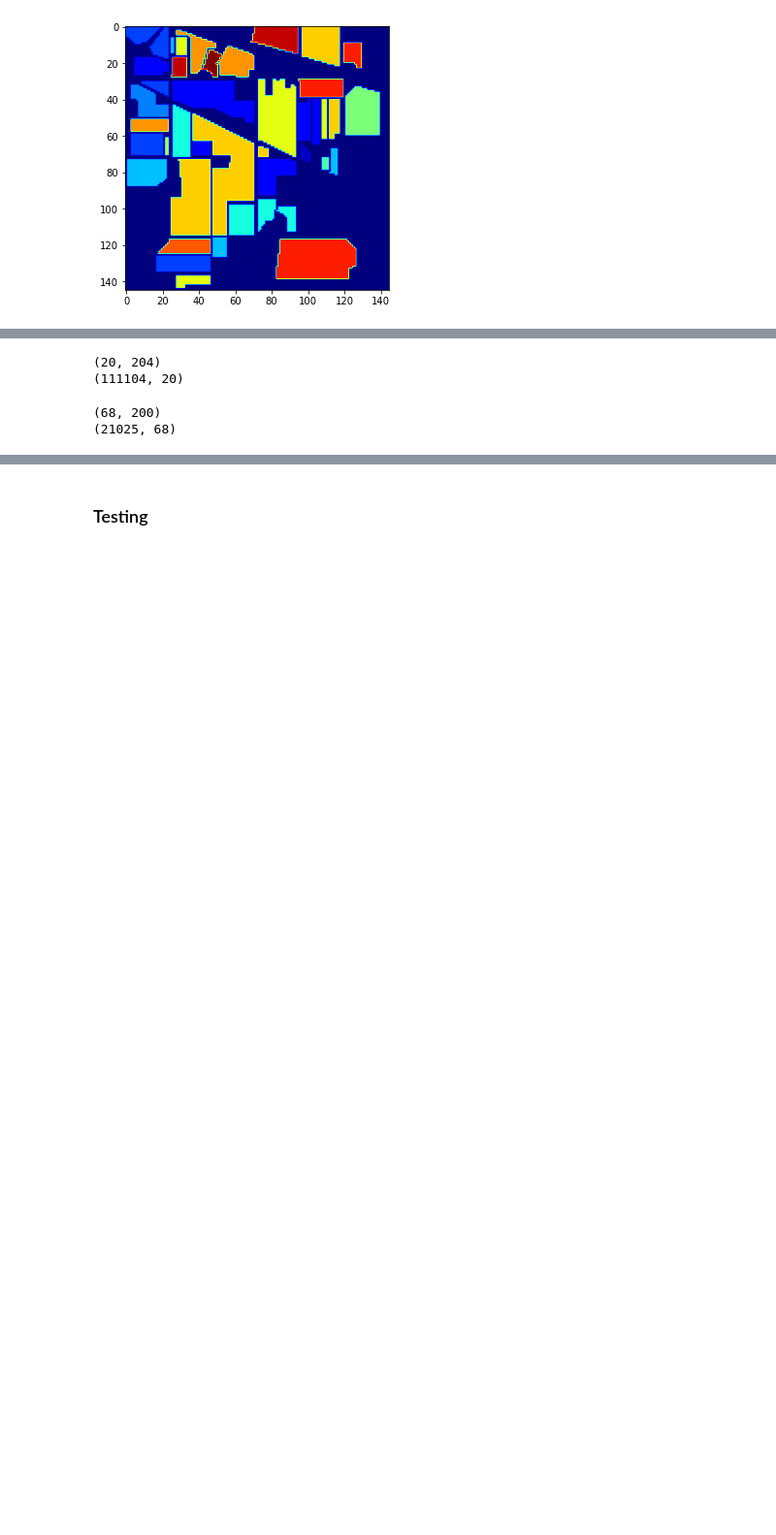
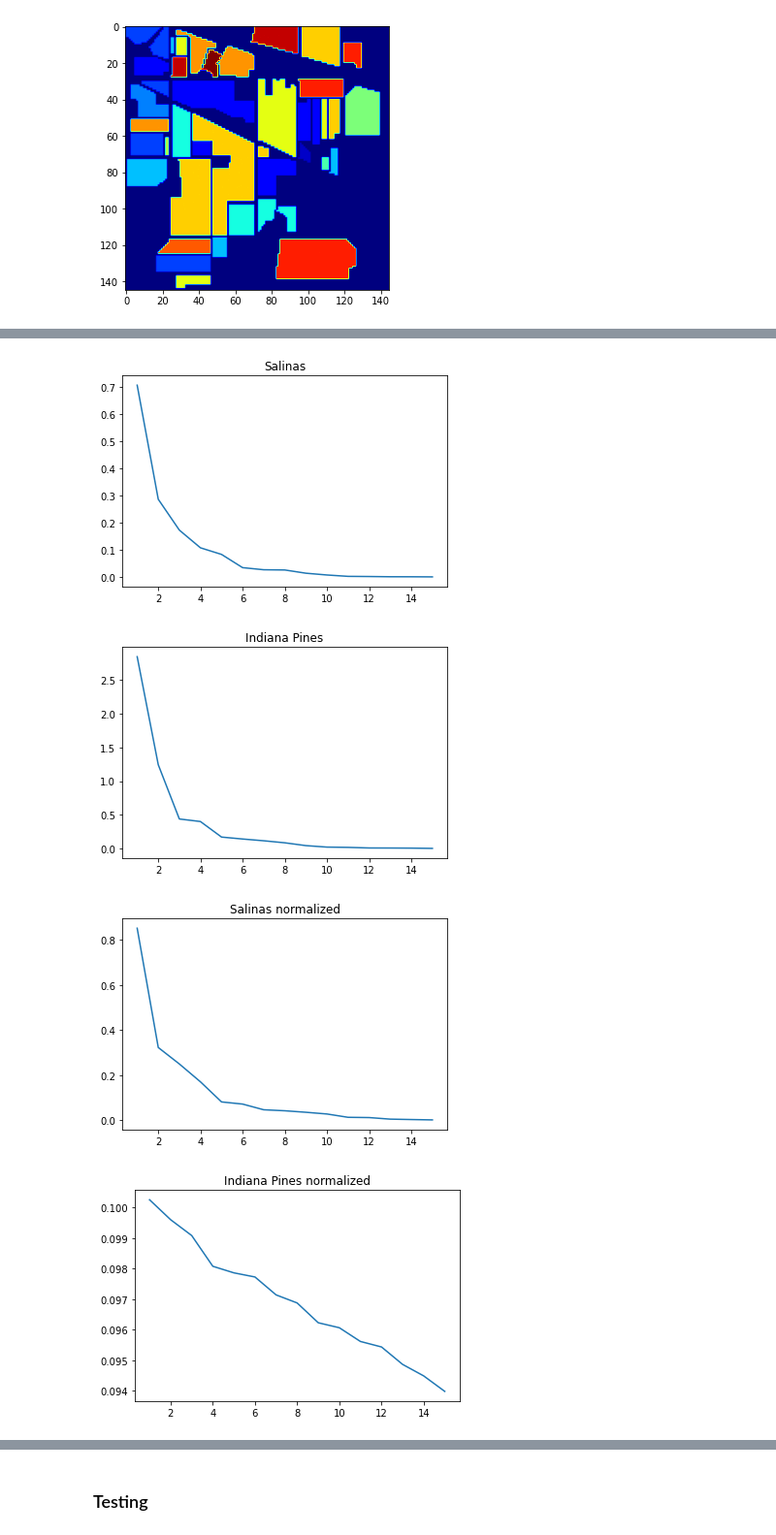
Before and after one commit to DarkPaquito/iml-project, a Jupyter notebook: Project_IML.ipynb, the cells around one changed output, grey strips where cells are left out. Shown: that part at 97% size. Drawn from its saved outputs; the diff is of its cells as text; code cells hidden in the pictures; blank space fills up the shorter version.

```diff
--- a/Project_IML.ipynb
+++ b/Project_IML.ipynb
@@ -118,20 +160,18 @@ Variance greater than 0.999: 68
-# %%
-pca1 = decomposition.PCA(n_components=20)
-pca1.fit(X1)
-print(pca1.components_.shape)
-
-X1_pca = pca1.transform(X1)
-print(X1_pca.shape)
-# %% [output]
-(20, 204)
-(111104, 20)
-# %%
-pca2 = decomposition.PCA(n_components=68)
-pca2.fit(X2)
-print(pca2.components_.shape)
-
-X2_pca = pca2.transform(X2)
-print(X2_pca.shape)
-# %% [output]
-(68, 200)
-(21025, 68)
+# %%
+def lda_components(X, Y, name):
+    lda = LDA(solver='eigen', shrinkage='auto')
+    lda.fit(X, Y)
+
+    plt.plot(np.arange(1, 16), lda.explained_variance_ratio_)
+    plt.title(name)
+    plt.show()
+
+lda_components(X1, Y1, "Salinas")
+lda_components(X2, Y2, "Indiana Pines")
+lda_components(Normalizer().fit_transform(X1), Y1, "Salinas normalized")
+lda_components(Normalizer().fit_transform(X2), Y2, "Indiana Pines normalized")
+# %% [output]
+[figure, added]
+[figure, added]
+[figure, added]
+[figure, added]
```
Also changed, not shown: parts of 59 cells of this notebook.
